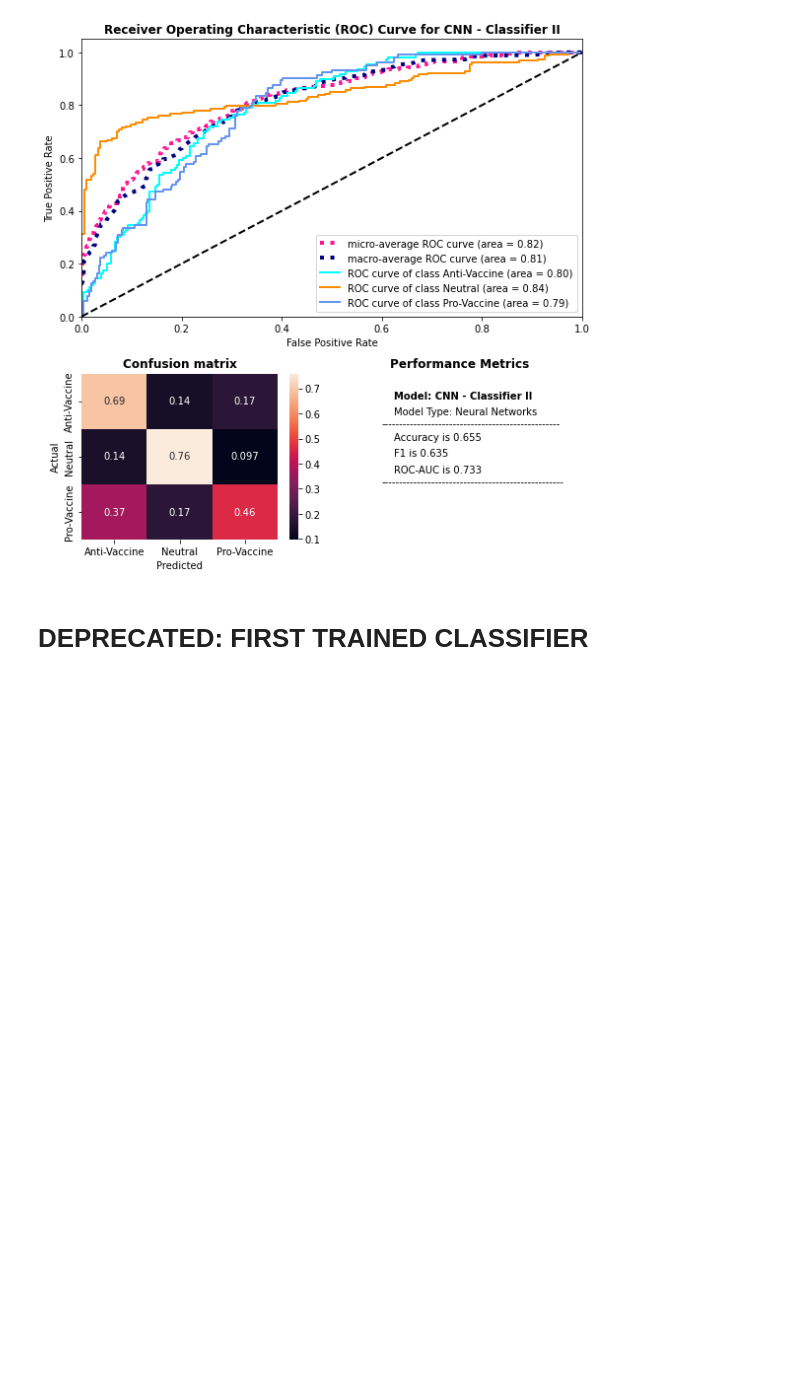
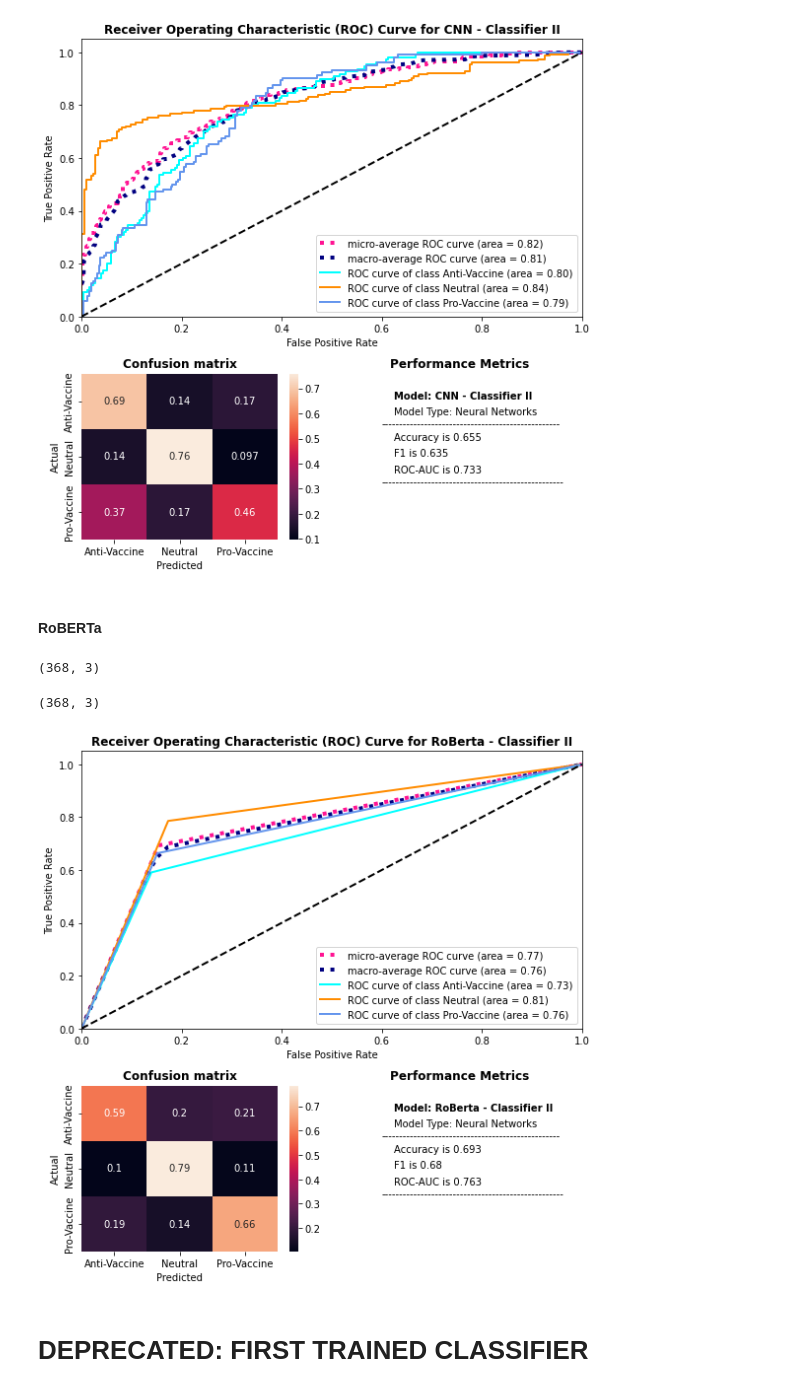
Before and after one commit to jvschlierf/networkthesis, a Jupyter notebook: classifier/evaluate_performance.ipynb, the cells around one changed output. Saved outputs shown, nothing was run; the diff lists cells and outputs as text; code cells hidden in the pictures; blank space fills up the shorter version.

Commit message:
evaluated RoBERTa

```diff
--- a/classifier/evaluate_performance.ipynb
+++ b/classifier/evaluate_performance.ipynb
@@ -31,40 +31,6 @@ from keras.utils import to_categorical
 #     ax = sns.heatmap(df2)
 #     ax.set(xlabel='Predicted', ylabel='Actual', title=f'Confusion Matrix for {model}')
 #     plt.show()
-# %%
-import numpy as np
-import matplotlib.pyplot as plt
-from itertools import cycle
-
-from sklearn import svm, datasets
-from sklearn.metrics import roc_curve, auc
-from sklearn.model_selection import train_test_split
-from sklearn.preprocessing import label_binarize
-from sklearn.multiclass import OneVsRestClassifier
-from sklearn.metrics import roc_auc_score
-
-# Import some data to play with
-iris = datasets.load_iris()
-X = iris.data
-y = iris.target
-
-# Binarize the output
-y = label_binarize(y, classes=[0, 1, 2])
-n_classes = y.shape[1]
-
-# Add noisy features to make the problem harder
-random_state = np.random.RandomState(0)
-n_samples, n_features = X.shape
-X = np.c_[X, random_state.randn(n_samples, 200 * n_features)]
-
-# shuffle and split training and test sets
-X_train, X_test, y_train, y_test = train_test_split(X, y, test_size=0.5, random_state=0)
-
-# Learn to predict each class against the other
-classifier = OneVsRestClassifier(
-    svm.SVC(kernel="linear", probability=True, random_state=random_state)
-)
-y_score = classifier.fit(X_train, y_train).decision_function(X_test)
 # %%
 def calc_roc_curve(y_test, y_score, classifier):
     if classifier == "1":
@@ -311,6 +277,26 @@ y_pred_cnn.shape
 plot_results_b(y_true, y_pred_cnn, "CNN - Classifier II", "Neural Networks", "2")
 # %% [output]
 [figure]
+# %% [markdown]
+#### RoBERTa
+# %%
+y_pred = pd.read_csv('../../Files/models/Roberta_C2.csv', sep='|')['pred_1']
+# %%
+y_true.shape
+# %% [output]
+(368, 3)
+# %%
+from keras.utils import to_categorical
+
+tests_1hot = to_categorical(y_pred )
+# %%
+tests_1hot.shape
+# %% [output]
+(368, 3)
+# %%
+plot_results_b(y_true, tests_1hot, "RoBerta - Classifier II", "Neural Networks", "2")
+# %% [output]
+[figure, added]
 # %% [markdown]
 # DEPRECATED: FIRST TRAINED CLASSIFIER
 # %% [markdown]
```
